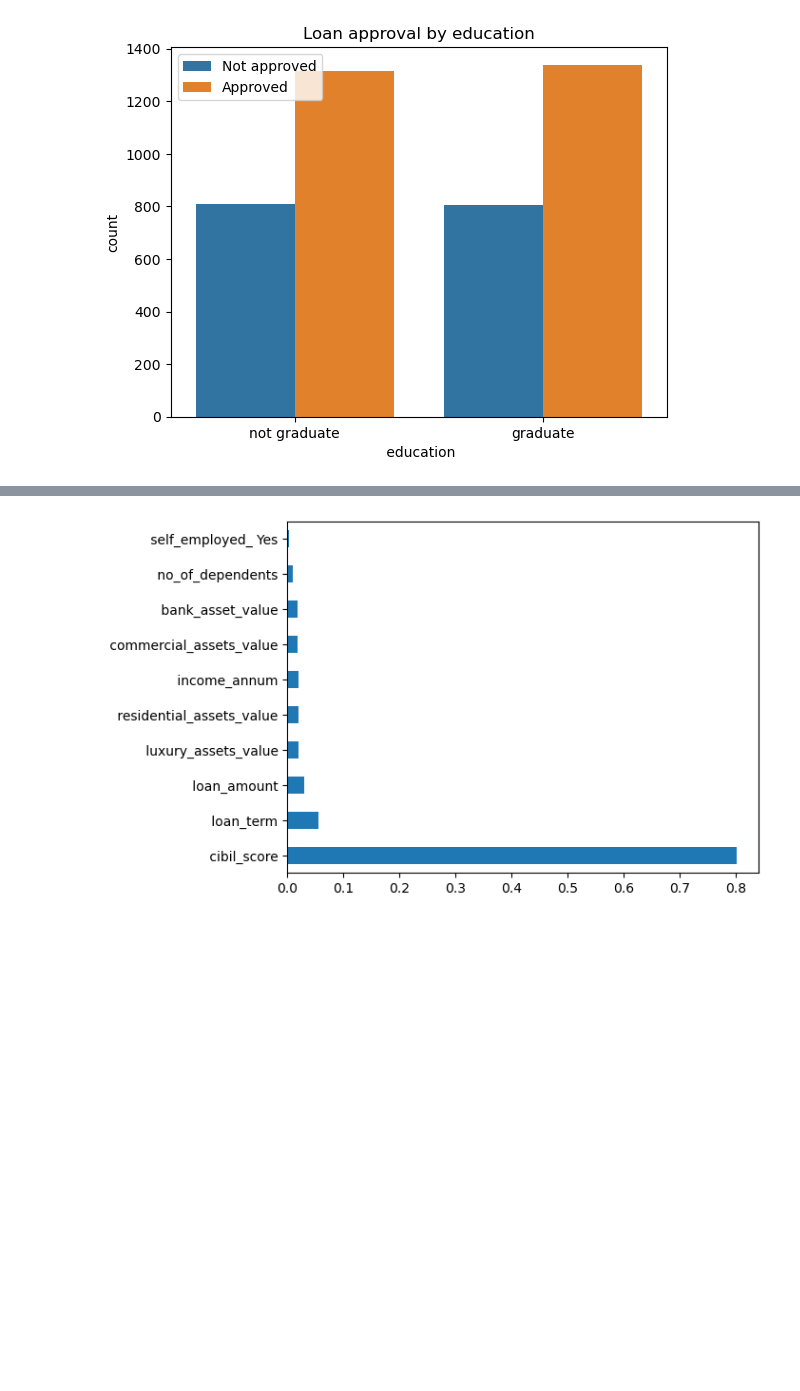
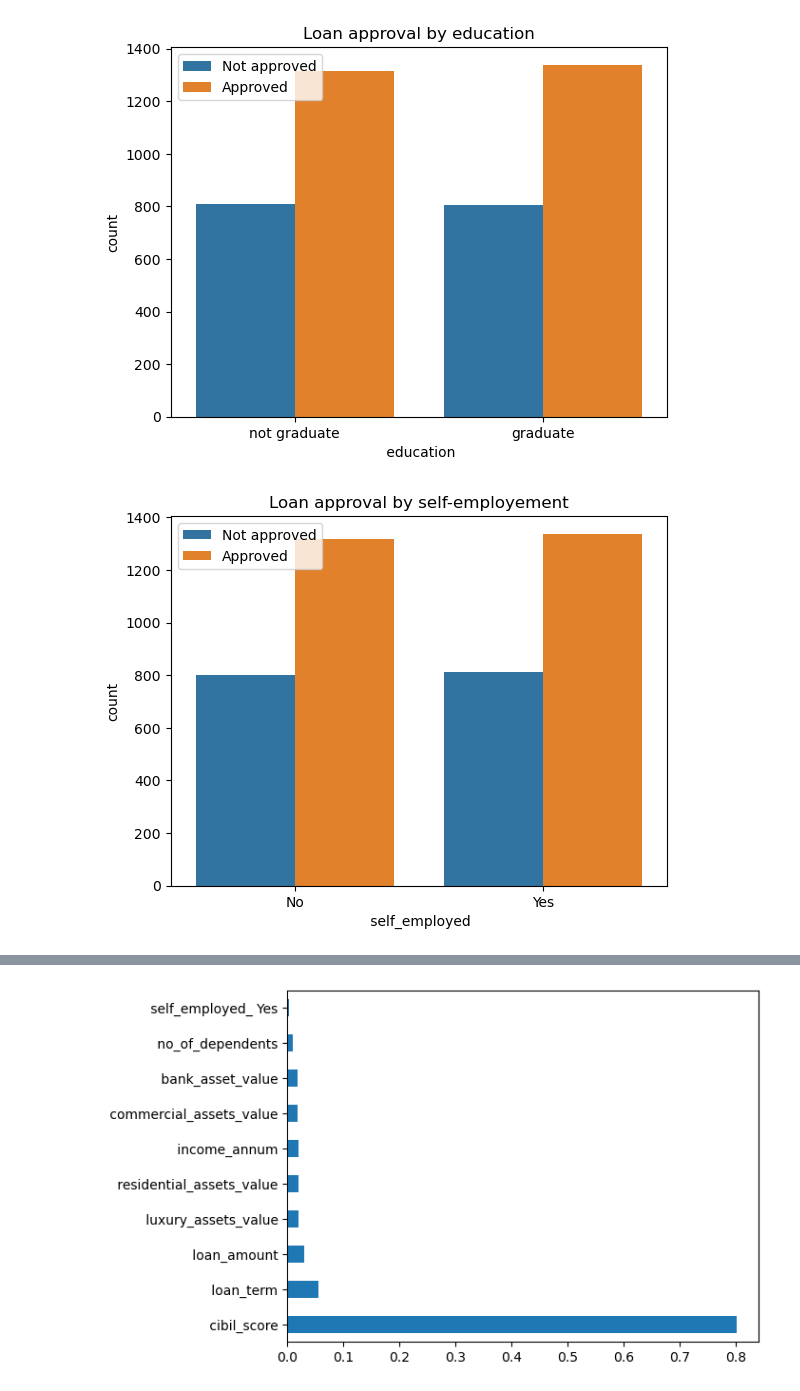
Before and after one commit to TaisyToming/data-science-projects, a Jupyter notebook: Loan Approval Prediction/Loan Approval Prediction.ipynb, the cells around one changed output, grey strips where cells are left out. Saved outputs shown, nothing was run; the diff lists cells and outputs as text; code cells hidden in the pictures; blank space fills up the shorter version.

```diff
--- a/Loan Approval Prediction/Loan Approval Prediction.ipynb
+++ b/Loan Approval Prediction/Loan Approval Prediction.ipynb
@@ -120,3 +180,11 @@ plt.xticks([0,1], ["Not graduate", "Graduate"])
 plt.show()
 # %% [output]
 [figure]
+# %%
+sns.countplot(data = df, x = ' self_employed', hue = ' loan_status')
+plt.legend(["Not approved", "Approved"], loc = 'upper left')
+plt.title("Loan approval by self-employement")
+plt.xticks([0,1], ["No", "Yes"])
+plt.show()
+# %% [output]
+[figure, added]
```
Also changed, not shown: parts of 32 cells of this notebook.
